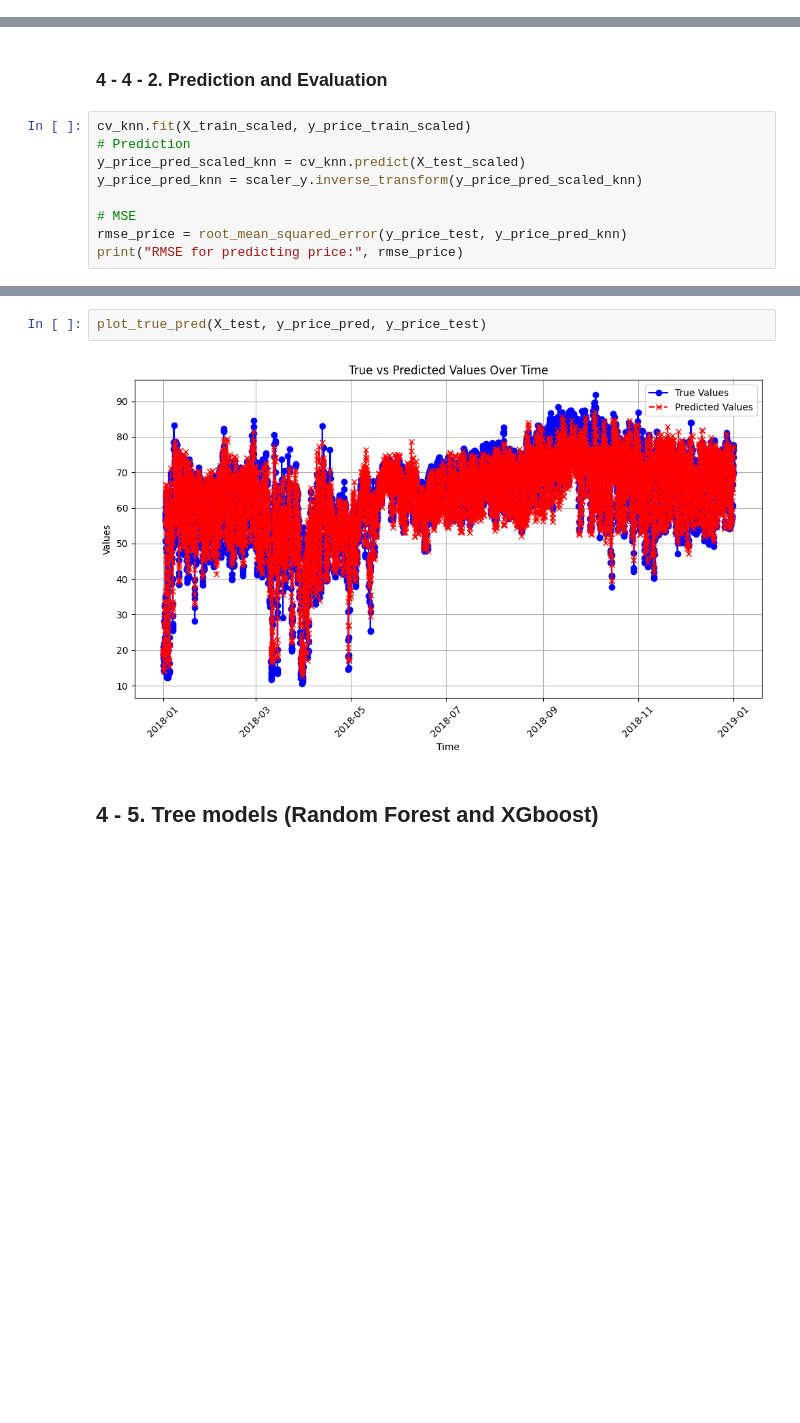
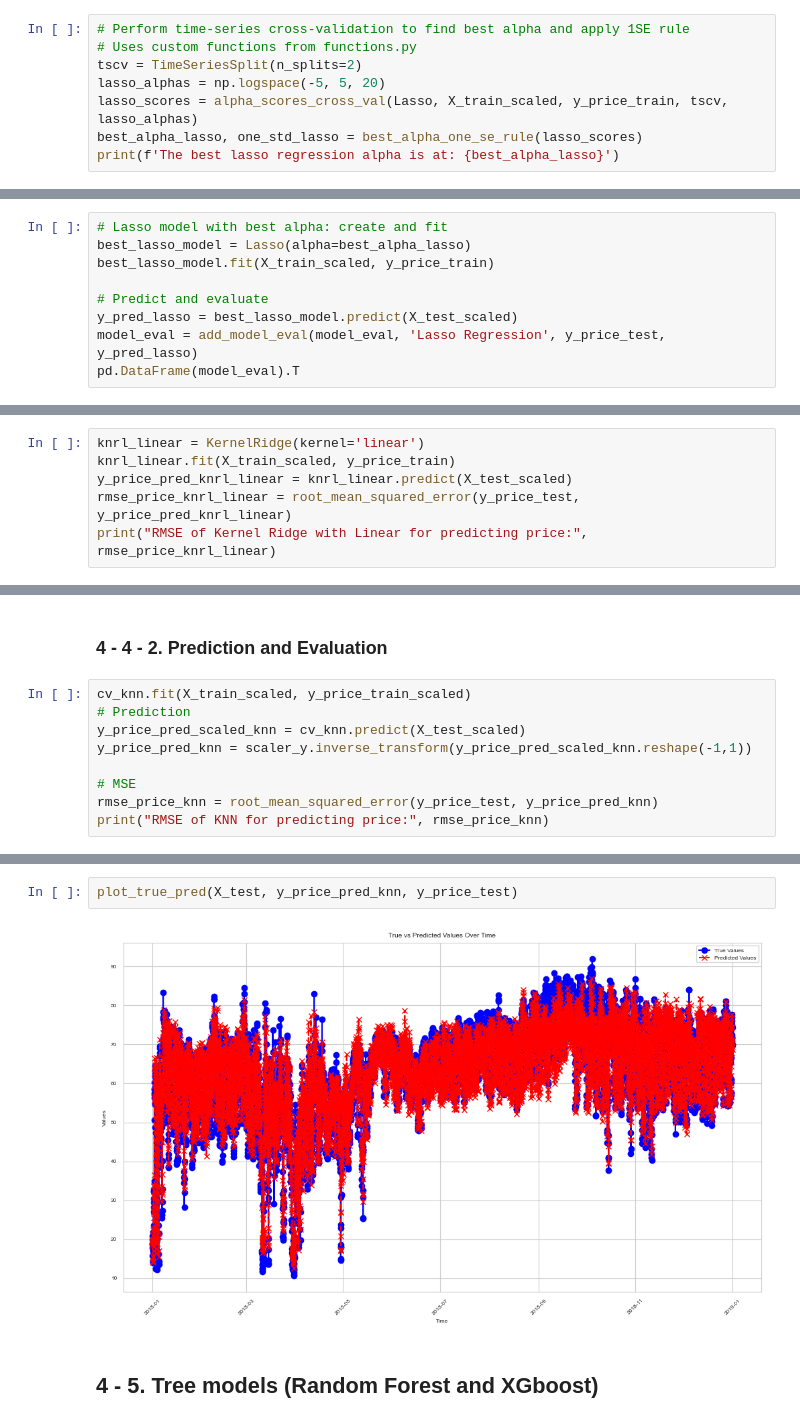
Before and after one commit to MDS-Mountain-Club/MDS_ML_Project, a Jupyter notebook: Group Write-Up (Mountain Club).ipynb, the cells around one changed output, grey strips where cells are left out. Drawn from its saved outputs; the diff is of its cells as text; blank space fills up the shorter version.

Commit message:
Add linear regression and tree models

```diff
--- a/Group Write-Up (Mountain Club).ipynb
+++ b/Group Write-Up (Mountain Club).ipynb
@@ -192,0 +294,8 @@ y_price_test_scaled = scaler_y.fit_transform(y_price_test.values.reshape(-1, 1))
+# %%
+# Perform time-series cross-validation to find best alpha and apply 1SE rule
+# Uses custom functions from functions.py
+tscv = TimeSeriesSplit(n_splits=2)
+lasso_alphas = np.logspace(-5, 5, 20)
+lasso_scores = alpha_scores_cross_val(Lasso, X_train_scaled, y_price_train, tscv, lasso_alphas)
+best_alpha_lasso, one_std_lasso = best_alpha_one_se_rule(lasso_scores)
+print(f'The best lasso regression alpha is at: {best_alpha_lasso}')
@@ -192,0 +311,9 @@ y_price_test_scaled = scaler_y.fit_transform(y_price_test.values.reshape(-1, 1))
+# %%
+# Lasso model with best alpha: create and fit
+best_lasso_model = Lasso(alpha=best_alpha_lasso)
+best_lasso_model.fit(X_train_scaled, y_price_train)
+
+# Predict and evaluate
+y_pred_lasso = best_lasso_model.predict(X_test_scaled)
+model_eval = add_model_eval(model_eval, 'Lasso Regression', y_price_test, y_pred_lasso)
+pd.DataFrame(model_eval).T
@@ -196,0 +336,6 @@ y_price_test_scaled = scaler_y.fit_transform(y_price_test.values.reshape(-1, 1))
+# %%
+knrl_linear = KernelRidge(kernel='linear')
+knrl_linear.fit(X_train_scaled, y_price_train)
+y_price_pred_knrl_linear = knrl_linear.predict(X_test_scaled)
+rmse_price_knrl_linear = root_mean_squared_error(y_price_test, y_price_pred_knrl_linear)
+print("RMSE of Kernel Ridge with Linear for predicting price:", rmse_price_knrl_linear)
@@ -212,9 +363,9 @@ cv_knn = GridSearchCV(estimator=knn, param_grid=param_grid, cv=5)
 cv_knn.fit(X_train_scaled, y_price_train_scaled)
 # Prediction
 y_price_pred_scaled_knn = cv_knn.predict(X_test_scaled)
-y_price_pred_knn = scaler_y.inverse_transform(y_price_pred_scaled_knn)
+y_price_pred_knn = scaler_y.inverse_transform(y_price_pred_scaled_knn.reshape(-1,1))
 
 # MSE
-rmse_price = root_mean_squared_error(y_price_test, y_price_pred_knn)
-print("RMSE for predicting price:", rmse_price)
+rmse_price_knn = root_mean_squared_error(y_price_test, y_price_pred_knn)
+print("RMSE of KNN for predicting price:", rmse_price_knn)
 # %% [output]
@@ -222,6 +373,6 @@ RMSE for predicting price: 3.9559091088602476
 # %%
-plot_true_pred(X_test, y_price_pred, y_price_test)
+plot_true_pred(X_test, y_price_pred_knn, y_price_test)
 # %% [output]
-[figure, old version]
+[figure, new version]
 # %% [markdown]
 ## 4 - 5. Tree models (Random Forest and XGboost)
```
Also changed, not shown: parts of 49 cells of this notebook.
